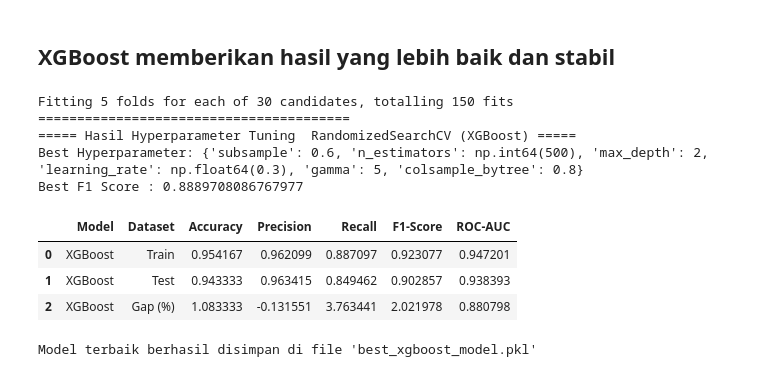
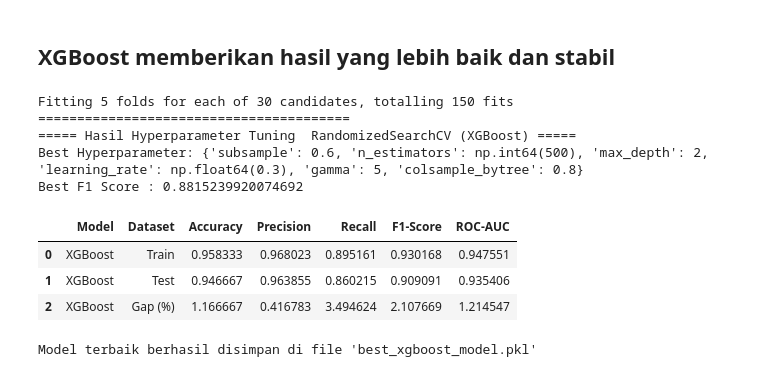
Before and after one commit to agirahmawandi/Finpro_stage3, a Jupyter notebook: Stage3_Mode_evaluation_AWAL.ipynb, the cells around one changed output. Cells and saved outputs as stored; diff of their text form; code cells hidden in the pictures.

```diff
--- a/Stage3_Mode_evaluation_AWAL.ipynb
+++ b/Stage3_Mode_evaluation_AWAL.ipynb
@@ -108,23 +99,0 @@ memory usage: 98.7 KB
-# %%
-X = df.drop("HiringDecision", axis=1)
-y = df["HiringDecision"]
-
-# split data: 80% train, 20% test
-X_train, X_test, y_train, y_test = train_test_split(
-    X, y, test_size=0.2, random_state=42, stratify=y
-)
-
-print("Ukuran X_train:", X_train.shape)
-print("Ukuran X_test :", X_test.shape)
-print("Ukuran y_train:", y_train.shape)
-print("Ukuran y_test :", y_test.shape)
-
-# gabungkan kembali X dan y agar sesuai dengan data awal
-train_set = pd.concat([X_train, y_train], axis=1)
-test_set = pd.concat([X_test, y_test], axis=1)
-
-# simpan ke CSV
-train_set.to_csv("dataset/train.csv", index=False)
-test_set.to_csv("dataset/test.csv", index=False)
-
-print("Dataset berhasil disimpan ke 'train.csv' dan 'test.csv'")
@@ -224,10 +187,10 @@ num_pipeline = Pipeline([
 # =====================
 preprocessor = ColumnTransformer(
     transformers=[
+        ("num", num_pipeline, num_features),
+        ("recruitment", recruitment_pipeline, ["RecruitmentStrategy"]),
         ("education", edu_pipeline, ["EducationLevel"]),
-        ("experience", exp_pipeline, ["ExperienceYears"]),
-        ("recruitment", recruitment_pipeline, ["RecruitmentStrategy"]),
-        ("num", num_pipeline, num_features)
+        ("experience", exp_pipeline, ["ExperienceYears"])
     ],
     remainder="drop"
 )
@@ -236,10 +199,10 @@ preprocessor = ColumnTransformer(
 # Pipeline gabungan: cleaning + preprocessing
 
 
-# preprocessor.fit(X_train)
-# # # Simpan pipeline preprocessing
-# joblib.dump(preprocessor, "preprocesor.pkl")
-# print("Pipeline preprocessing berhasil disimpan.")
+preprocessor.fit(X_train)
+# # Simpan pipeline preprocessing
+joblib.dump(preprocessor, "preprocesor.pkl")
+print("Pipeline preprocessing berhasil disimpan.")
 
 
 
@@ -623,39 +281,39 @@ xgb_param_dist = {
     'colsample_bytree': [0.6, 0.8, 1.0],
     'gamma': [0, 1, 5]
 }
-
+cv = StratifiedKFold(n_splits=5, shuffle=True, random_state=42)
 xgb_random = RandomizedSearchCV(
     estimator=xgb,
     param_distributions=xgb_param_dist,
     n_iter=30,
-    cv=5,
+    cv=cv,
     scoring='f1',
     verbose=2,
     random_state=42,
     n_jobs=-1
 )
 xgb_random.fit(X_train_transformed, y_train)
 
 print("="*40)
 print("===== Hasil Hyperparameter Tuning  RandomizedSearchCV (XGBoost) =====")
 print("Best Hyperparameter:", xgb_random.best_params_)
 print("Best F1 Score :", xgb_random.best_score_)
 
 best_xgb = xgb_random.best_estimator_
 df_xgb_eval = evaluate_train_test(best_xgb, X_train_transformed, y_train,
                                   X_test_transformed, y_test,
                                   model_name="XGBoost")
 display(df_xgb_eval)
 # %% [output]
 Fitting 5 folds for each of 30 candidates, totalling 150 fits
 ========================================
 ===== Hasil Hyperparameter Tuning  RandomizedSearchCV (XGBoost) =====
 Best Hyperparameter: {'subsample': 0.6, 'n_estimators': np.int64(500), 'max_depth': 2, 'learning_rate': np.float64(0.3), 'gamma': 5, 'colsample_bytree': 0.8}
-Best F1 Score : 0.8889708086767977
+Best F1 Score : 0.8815239920074692
 |  | Model | Dataset | Accuracy | Precision | Recall | F1-Score | ROC-AUC |
-| 0 | XGBoost | Train | 0.954167 | 0.962099 | 0.887097 | 0.923077 | 0.947201 |
-| 1 | XGBoost | Test | 0.943333 | 0.963415 | 0.849462 | 0.902857 | 0.938393 |
-| 2 | XGBoost | Gap (%) | 1.083333 | -0.131551 | 3.763441 | 2.021978 | 0.880798 |
+| 0 | XGBoost | Train | 0.958333 | 0.968023 | 0.895161 | 0.930168 | 0.947551 |
+| 1 | XGBoost | Test | 0.946667 | 0.963855 | 0.860215 | 0.909091 | 0.935406 |
+| 2 | XGBoost | Gap (%) | 1.166667 | 0.416783 | 3.494624 | 2.107669 | 1.214547 |
 # %%
 model_filename = 'best_xgboost_model.pkl'
 joblib.dump(best_xgb, model_filename)
```
Also changed, not shown: parts of 18 cells of this notebook, 18 other files.
